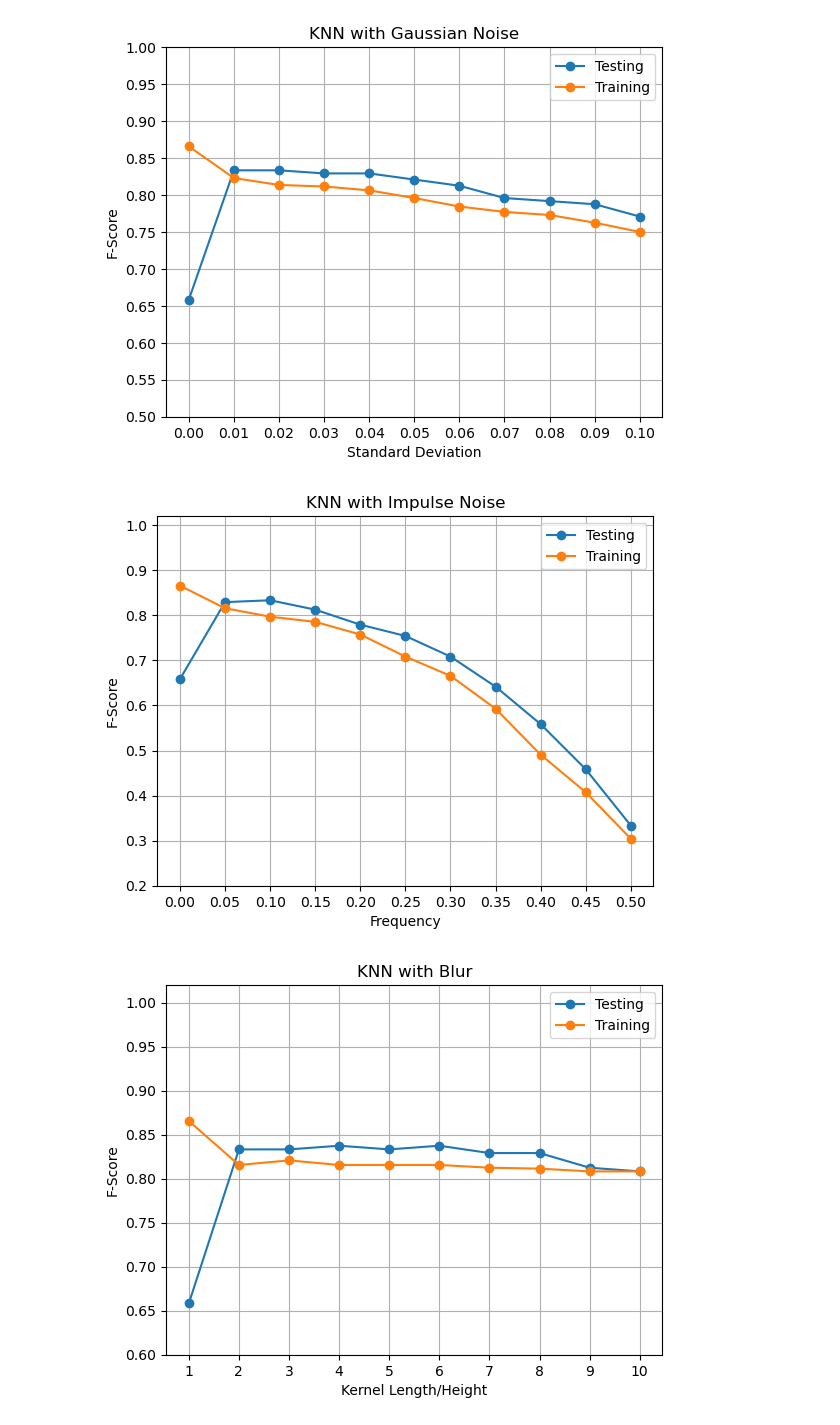
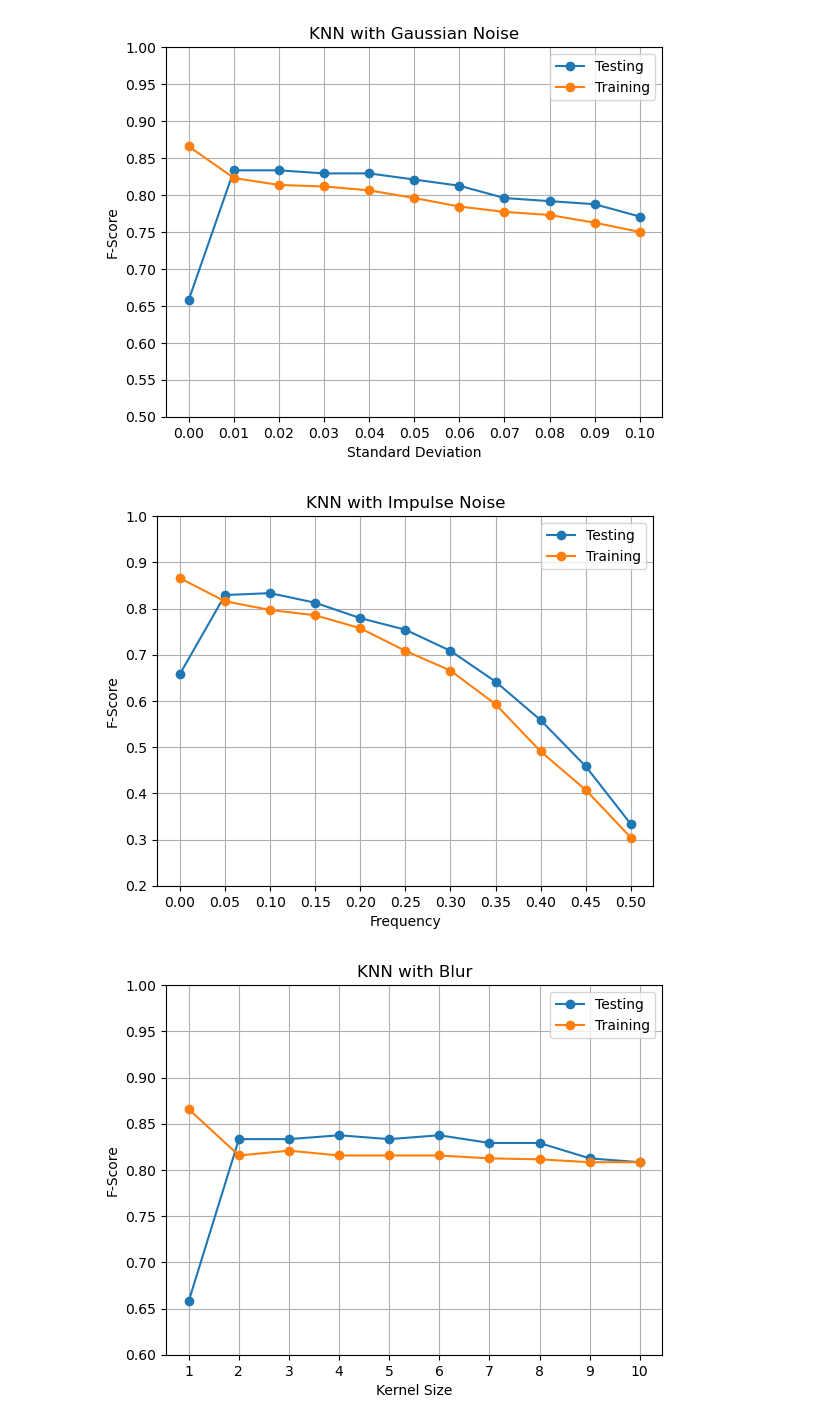
Before and after one commit to JosephAcernese/Effects-of-Noise-on-Image-Classification, a Jupyter notebook: Result_Plotting.ipynb, the cells around one changed output. Cells and saved outputs as stored; diff of their text form; code cells hidden in the pictures.

```diff
--- a/Result_Plotting.ipynb
+++ b/Result_Plotting.ipynb
@@ -118,7 +121,7 @@ plt.show()
 [figure]
 # %%
 # Plot svm w/ sp
-plt.ylim(0.2,1.02)
+plt.ylim(0.2,1)
 plt.grid()
 plt.title("KNN with Impulse Noise")
 plt.xlabel("Frequency")
@@ -130,19 +133,19 @@ plt.plot(list(knn_train_f_sp.keys()),list(knn_train_f_sp.values()),**{'marker':'
 plt.legend(["Testing","Training"])
 plt.show()
 # %% [output]
-[figure, old version]
+[figure, new version]
 # %%
 # Plot svm w/ blur
-plt.ylim(0.6,1.02)
+plt.ylim(0.6,1)
 plt.grid()
 plt.title("KNN with Blur")
-plt.xlabel("Kernel Length/Height")
+plt.xlabel("Kernel Size")
 plt.ylabel("F-Score")
 plt.xticks(list(knn_test_f_blur.keys()))
 plt.yticks([0.6,0.65,0.7,0.75,0.8,0.85,0.9,0.95,1])
 plt.plot(list(knn_test_f_blur.keys()),list(knn_test_f_blur.values()),**{'marker':'o'})
 plt.plot(list(knn_train_f_blur.keys()),list(knn_train_f_blur.values()),**{'marker':'o'})
 plt.legend(["Testing","Training"])
 plt.show()
 # %% [output]
-[figure, old version]
+[figure, new version]
```
Also changed, not shown: parts of 16 cells of this notebook.
